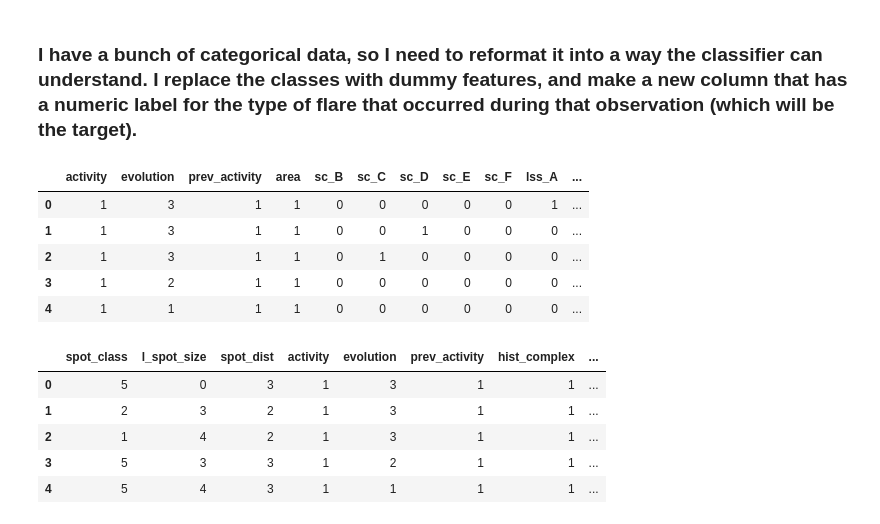
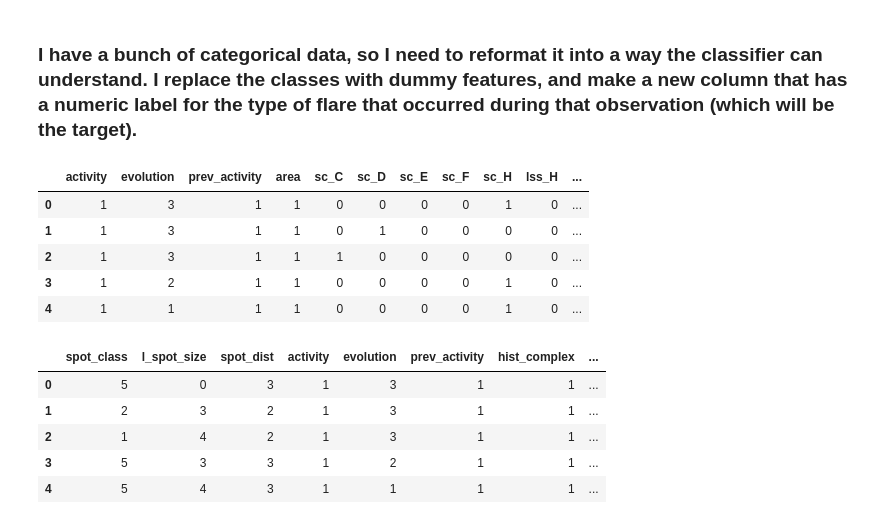
Before and after one commit to bittyfuz/MetisIDSProject, a Jupyter notebook: IDSproject.ipynb, the cells around one changed output. Saved outputs shown, nothing was run; the diff lists cells and outputs as text; code cells hidden in the pictures.

```diff
--- a/IDSproject.ipynb
+++ b/IDSproject.ipynb
@@ -53,7 +50,0 @@ sfdf.head()
-# %%
-#are there ever more than one type of flare?
-for index,row in sfdf.iterrows():
-    if row['c_class']!= 0 and row['m_class']!=0 and row['x_class']!=0:
-        print index,row[-3:]
-        sfdf.drop(index,inplace=1)
-#only happened once, so let's just drop that
@@ -92,66 +78,50 @@ sfdf_clean = sfdf.copy()
 
 #replace sunspot class w/ dummies
 #get dummmy features
-scd = pd.get_dummies(sfdf.spot_class).astype(int)
-#drop the last feature, so absence of the other features means this feature.
-scd.drop(scd.columns[-1],inplace=1,axis=1)
-#rename the columns so they make sense in the whole df
-scd.columns = ['sc_%s' %i for i in scd.columns]
+scd = pd.get_dummies(sfdf.spot_class,drop_first=1,prefix='sc').astype(int)
 #add dummy features to df
 sfdf_clean = pd.concat([sfdf_clean,scd],axis=1)
 #drop old feature
 sfdf_clean.drop('spot_class',inplace=1,axis=1)
 
 #replace spot size w/ dummies
-ssd = pd.get_dummies(sfdf.l_spot_size).astype(int)
-ssd.drop(ssd.columns[-1],inplace=1,axis=1)
-ssd.columns = ['lss_%s' %i for i in ssd.columns]
+ssd = pd.get_dummies(sfdf.l_spot_size,drop_first=1,prefix='lss').astype(int)
 sfdf_clean = pd.concat([sfdf_clean,ssd],axis=1)
 sfdf_clean.drop('l_spot_size',inplace=1,axis=1)
 
 #replace spot dist w/ dummies
-sdd = pd.get_dummies(sfdf.spot_dist).astype(int)
-sdd.drop(sdd.columns[-1],inplace=1,axis=1)
-sdd.columns = ['sd_%s' %i for i in sdd.columns]
+sdd = pd.get_dummies(sfdf.spot_dist,drop_first=1,prefix='sd').astype(int)
 sfdf_clean = pd.concat([sfdf_clean,sdd],axis=1)
 sfdf_clean.drop('spot_dist',inplace=1,axis=1)
 
 #replace historically-complex w/ dummies
-hcd = pd.get_dummies(sfdf.hist_complex).astype(int)
-hcd.drop(hcd.columns[-1],inplace=1,axis=1)
-hcd.columns = ['hc_%s' %i for i in hcd.columns]
+hcd = pd.get_dummies(sfdf.hist_complex,drop_first=1,prefix='hc').astype(int)
 sfdf_clean = pd.concat([sfdf_clean,hcd],axis=1)
 sfdf_clean.drop('hist_complex',inplace=1,axis=1)
 
 #replace hist-complex-recent w/ dummies
-hcrd = pd.get_dummies(sfdf.hist_complex_recent).astype(int)
-hcrd.drop(hcrd.columns[-1],inplace=1,axis=1)
-hcrd.columns = ['hcr_%s' %i for i in hcrd.columns]
+hcrd = pd.get_dummies(sfdf.hist_complex_recent,drop_first=1,prefix='hcr').astype(int)
 sfdf_clean = pd.concat([sfdf_clean,hcrd],axis=1)
 sfdf_clean.drop('hist_complex_recent',inplace=1,axis=1)
 
 #make new target column
-#target (class of flare) = 0 (no flare), 1 (C-class), 2 (M-class), 3 (X-class)
+#target (class of flare) = 0 (no flare), 1 (any type of flare)
 sfdf_clean['solar_flare'] = zeros(len(sfdf.index),dtype=int)
 for index, row in sfdf_clean.iterrows():
-    if sum(row[5:8] ==0) ==3:
+    if sum(row[['c_class','m_class','x_class']] ==0) ==3:
         sfdf_clean.loc[index,'solar_flare'] = 0
-    if row['c_class'] != 0:
+    else:
         sfdf_clean.loc[index,'solar_flare'] = 1
-    if row['m_class'] != 0:
-        sfdf_clean.loc[index,'solar_flare'] = 2
-    if row['x_class'] != 0:
-        sfdf_clean.loc[index,'solar_flare'] = 3
 
 sfdf_clean.drop(['c_class','m_class','x_class'],inplace=1,axis=1)
 sfdf_clean.head()
 # %% [output]
-|  | activity | evolution | prev_activity | area | sc_B | sc_C | sc_D | sc_E | sc_F | lss_A | ... |
-| 0 | 1 | 3 | 1 | 1 | 0 | 0 | 0 | 0 | 0 | 1 | ... |
-| 1 | 1 | 3 | 1 | 1 | 0 | 0 | 1 | 0 | 0 | 0 | ... |
-| 2 | 1 | 3 | 1 | 1 | 0 | 1 | 0 | 0 | 0 | 0 | ... |
-| 3 | 1 | 2 | 1 | 1 | 0 | 0 | 0 | 0 | 0 | 0 | ... |
-| 4 | 1 | 1 | 1 | 1 | 0 | 0 | 0 | 0 | 0 | 0 | ... |
+|  | activity | evolution | prev_activity | area | sc_C | sc_D | sc_E | sc_F | sc_H | lss_H | ... |
+| 0 | 1 | 3 | 1 | 1 | 0 | 0 | 0 | 0 | 1 | 0 | ... |
+| 1 | 1 | 3 | 1 | 1 | 0 | 1 | 0 | 0 | 0 | 0 | ... |
+| 2 | 1 | 3 | 1 | 1 | 1 | 0 | 0 | 0 | 0 | 0 | ... |
+| 3 | 1 | 2 | 1 | 1 | 0 | 0 | 0 | 0 | 1 | 0 | ... |
+| 4 | 1 | 1 | 1 | 1 | 0 | 0 | 0 | 0 | 1 | 0 | ... |
 # %%
 #make a cleaned up data frame for plotting
 sfdfp = pd.concat([sfdf,sfdf_clean['solar_flare']],axis=1)
```
Also changed, not shown: parts of 19 cells of this notebook.
